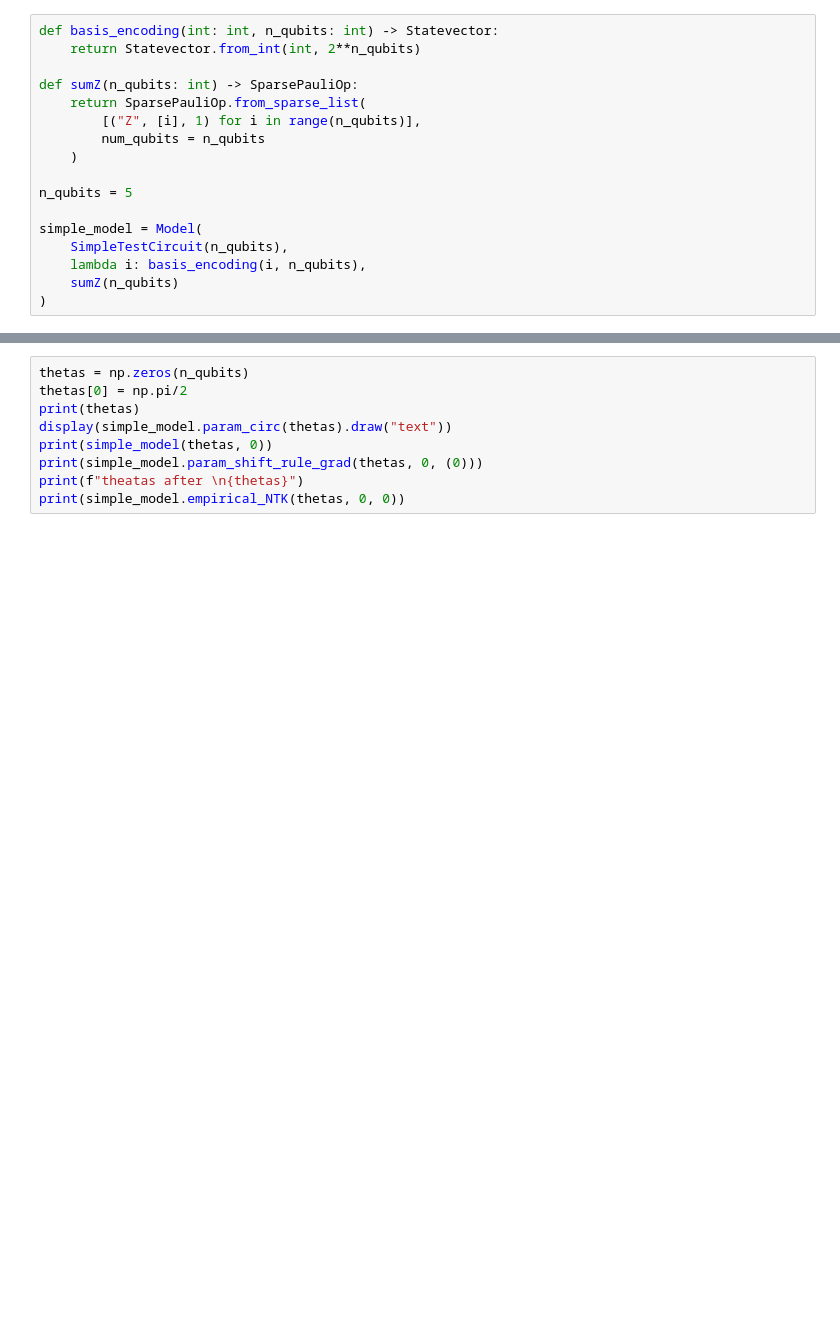
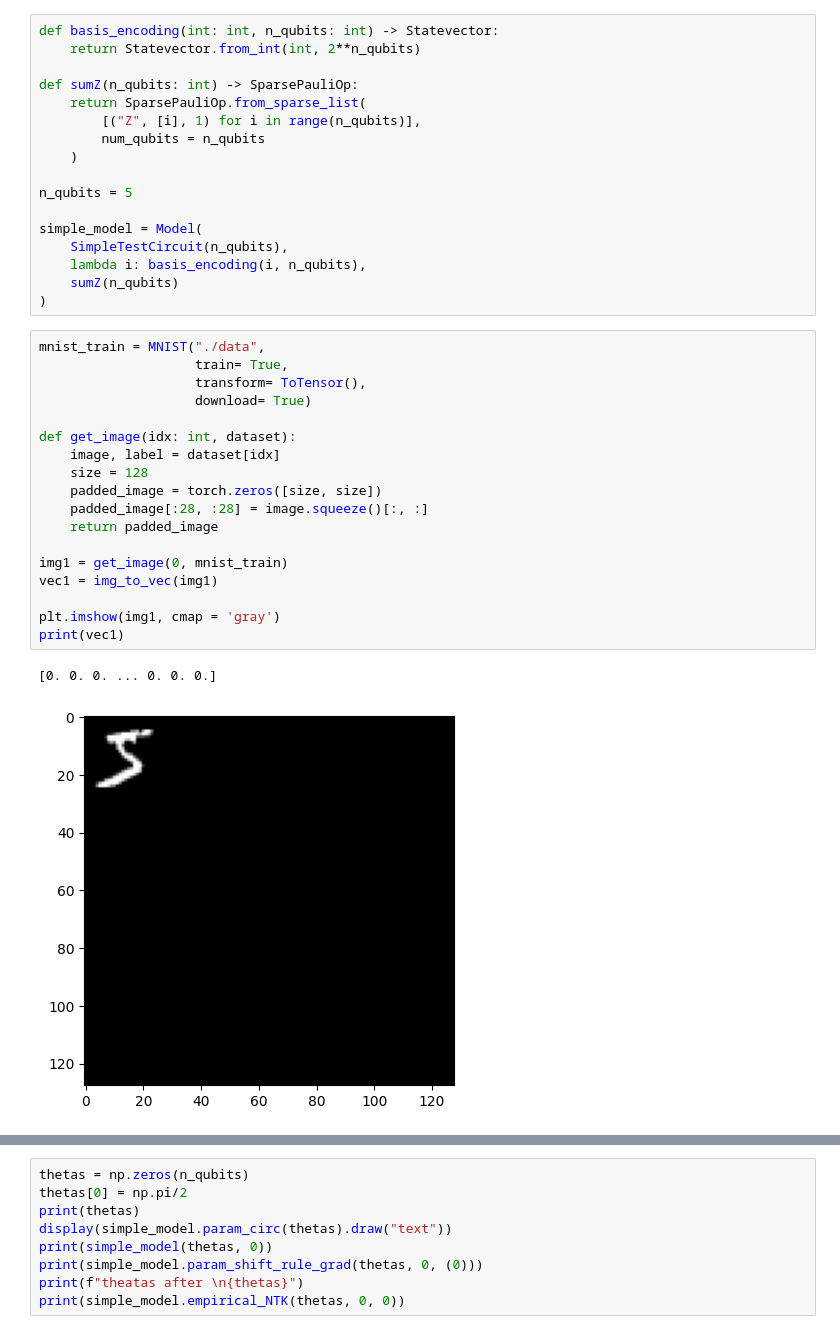
Before and after one commit to Bruno-Danti/CliffordNTK, a Jupyter notebook: 7.ipynb, the cells around one changed output, grey strips where cells are left out. Saved outputs shown, nothing was run; the diff lists cells and outputs as text; blank space fills up the shorter version.

```diff
--- a/7.ipynb
+++ b/7.ipynb
@@ -152,3 +175,24 @@ simple_model = Model(
     lambda i: basis_encoding(i, n_qubits),
     sumZ(n_qubits)
 )
+# %%
+mnist_train = MNIST("./data",
+                    train= True,
+                    transform= ToTensor(),
+                    download= True)
+
+def get_image(idx: int, dataset):
+    image, label = dataset[idx]
+    size = 128
+    padded_image = torch.zeros([size, size])
+    padded_image[:28, :28] = image.squeeze()[:, :]
+    return padded_image
+
+img1 = get_image(0, mnist_train)
+vec1 = img_to_vec(img1)
+
+plt.imshow(img1, cmap = 'gray')
+print(vec1)
+# %% [output]
+[0. 0. 0. ... 0. 0. 0.]
+[figure, added]
```
Also changed, not shown: parts of 6 cells of this notebook.
